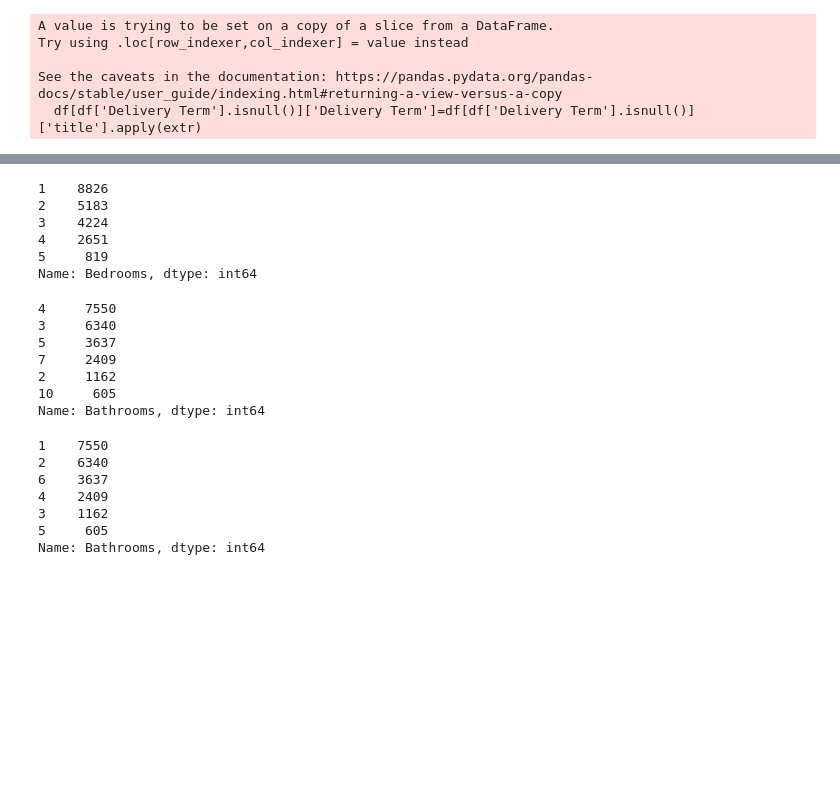
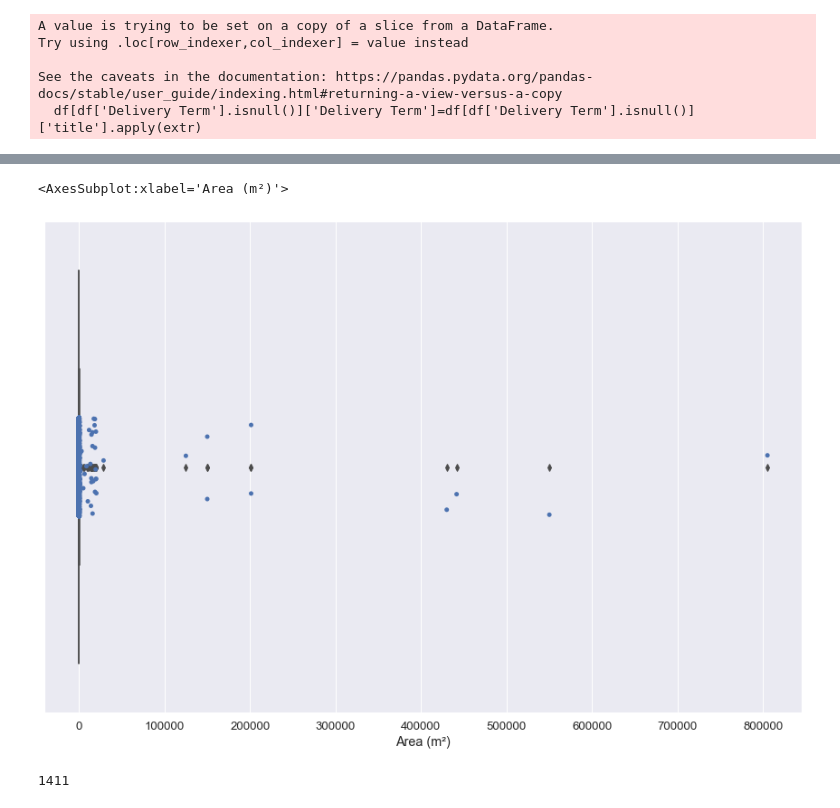
Before and after one commit to mabdulbaqui/OLX, a Jupyter notebook: MORE/cats/apertment_Sell/exploer.ipynb, the cells around one changed output, grey strips where cells are left out. Saved outputs shown, nothing was run; the diff lists cells and outputs as text; code cells hidden in the pictures; blank space fills up the shorter version.

```diff
--- a/MORE/cats/apertment_Sell/exploer.ipynb
+++ b/MORE/cats/apertment_Sell/exploer.ipynb
@@ -663,21 +503,0 @@ Name: Bedrooms, dtype: int64
-# %%
-# z=[2,3,4,5,6,7,10]
-
-# #level 1 = 3,4
-
-# values=[1,1,2,3,4,5,6]
-
-# dict(zip(z,values))
-# 4
-# 3
-# 5
-# 6
-x={
-   1:3,
-   2:3,
-   8:7,
-   9:10,
-   7:6}
-for i,v in x.items():
-    df['Bedrooms']=df['Bedrooms'].replace(i,v)
-df['Bedrooms'].value_counts()
@@ -695,39 +504,6 @@ Name: Bedrooms, dtype: int64
-# %%
-df['Bedrooms']=df['Bedrooms'].map({v:i+1 for i,v in enumerate(df['Bedrooms'].unique())})
-# %%
-df['Bedrooms'].value_counts()
-# %% [output]
-1    8826
-2    5183
-3    4224
-4    2651
-5     819
-Name: Bedrooms, dtype: int64
-# %%
-x={1:2,
-   8:7,
-   9:10,
-   6:7}
-for i,v in x.items():
-    df['Bathrooms']=df['Bathrooms'].replace(i,v)
-df['Bathrooms'].value_counts()
-# %% [output]
-4     7550
-3     6340
-5     3637
-7     2409
-2     1162
-10     605
-Name: Bathrooms, dtype: int64
-# %%
-df['Bathrooms']=df['Bathrooms'].map({v:i+1 for i,v in enumerate(df['Bathrooms'].unique())})
-# %%
-df['Bathrooms'].value_counts()
-# %% [output]
-1    7550
-2    6340
-6    3637
-4    2409
-3    1162
-5     605
-Name: Bathrooms, dtype: int64
+# %%
+sns.boxplot(x="Area (m²)", data=df)
+sns.stripplot(x="Area (m²)", data=df)
+# %% [output]
+<AxesSubplot:xlabel='Area (m²)'>
+[figure, added]
@@ -733,0 +513,7 @@ Name: Bathrooms, dtype: int64
+# %%
+idx = ["price",'Area (m²)']
+outliers_indices = detect_outliers(df, 0, idx)
+df.drop(outliers_indices,inplace=True,axis=0)
+len(outliers_indices)
+# %% [output]
+1411
```
Also changed, not shown: parts of 148 cells of this notebook, 15 other files.
